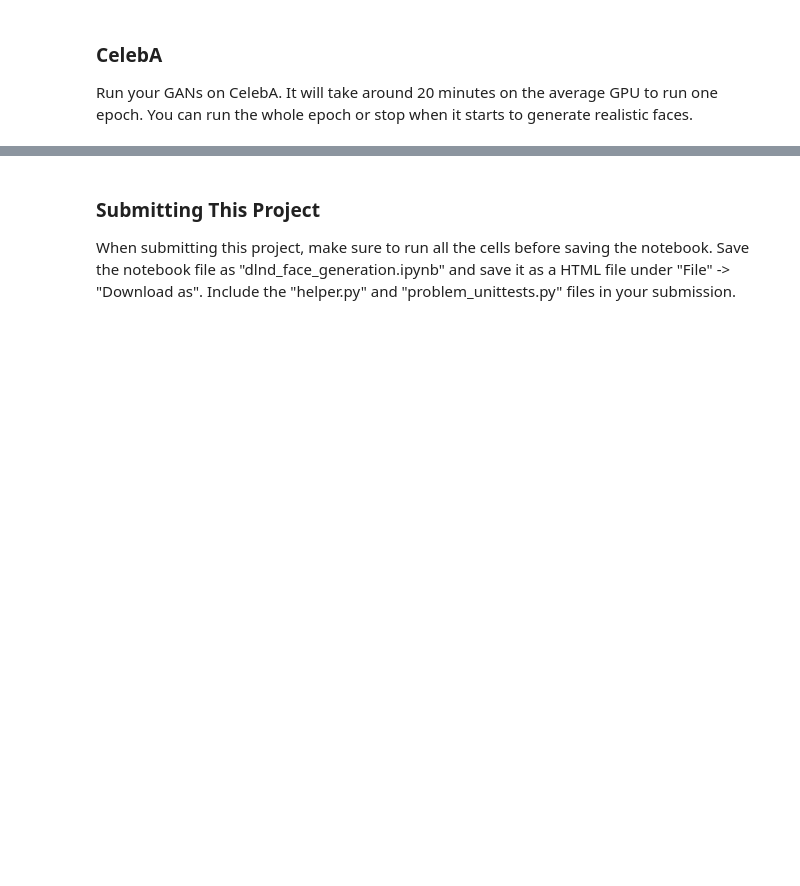
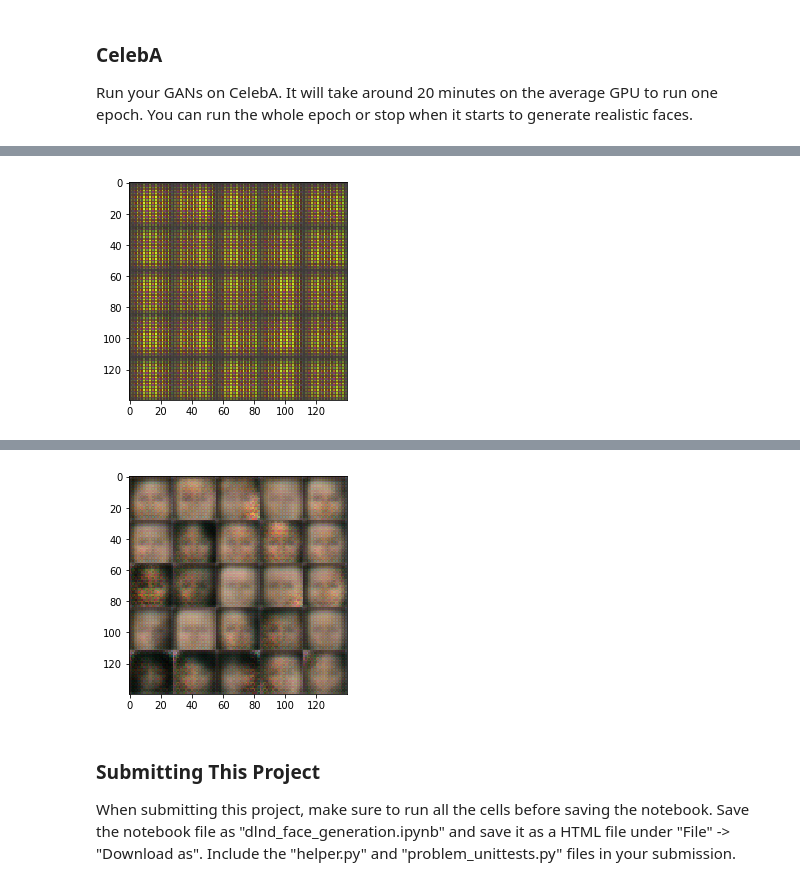
Before and after one commit to vcsalvador/face_generation, a Jupyter notebook: dlnd_face_generation.ipynb, the cells around one changed output, grey strips where cells are left out. Drawn from its saved outputs; the diff is of its cells as text; code cells hidden in the pictures; blank space fills up the shorter version.

```diff
--- a/dlnd_face_generation.ipynb
+++ b/dlnd_face_generation.ipynb
@@ -147,26 +141,29 @@ def discriminator(images, reuse=False):
     :param reuse: Boolean if the weights should be reused
     :return: Tuple of (tensor output of the discriminator, tensor logits of the discriminator)
     """
-    max_fun = lambda x: tf.maximum(0.2 * x, x)
+    with tf.variable_scope('discriminator', reuse=reuse):
+        alpha=0.2
+        # Input layer is 32x32x3
+        x1 = tf.layers.conv2d(images, 64, 5, strides=2, padding='same')
+        relu1 = tf.maximum(alpha * x1, x1)
+        # 16x16x64
 
-    def conv(inputs, filters, batch_norm=True):
-        outputs = tf.layers.conv2d(inputs, filters, 5, 2, 'same')
-        if batch_norm:
-            outputs = tf.layers.batch_normalization(outputs, training=True)
-        return max_fun(outputs)
+        x2 = tf.layers.conv2d(relu1, 128, 5, strides=2, padding='same')
+        bn2 = tf.layers.batch_normalization(x2, training=True)
+        relu2 = tf.maximum(alpha * bn2, bn2)
+        # 8x8x128
 
+        x3 = tf.layers.conv2d(relu2, 256, 5, strides=2, padding='same')
+        bn3 = tf.layers.batch_normalization(x3, training=True)
+        relu3 = tf.maximum(alpha * bn3, bn3)
+        # 4x4x256
 
-    with tf.variable_scope("discriminator", reuse=reuse):
-        # input 28*28*3
-        layer_1 = conv(images, 64, batch_norm=False) # 14*14*64
-        layer_2 = conv(layer_1, 128) # 7*7*128
-        layer_3 = conv(layer_2, 256) # 4*4*256
-
-        flat = tf.reshape(layer_3, (-1, 4*4*256))
+        # Flatten it
+        flat = tf.reshape(relu3, (-1, 4*4*256))
         logits = tf.layers.dense(flat, 1)
         out = tf.sigmoid(logits)
 
-    return out, logits
+        return out, logits
 
 
 """
@@ -416,9 +443,9 @@ Epoch 1/2... Batch 210... Discriminator Loss: 0.5412... Generator Loss: 4.0903
 Run your GANs on CelebA.  It will take around 20 minutes on the average GPU to run one epoch.  You can run the whole epoch or stop when it starts to generate realistic faces.
 # %%
 batch_size = 256
-z_dim = 64
-learning_rate = 0.0001
-beta1 = 0.4
+z_dim = 128
+learning_rate = 0.001
+beta1 = 0.5
 
 
 """
@@ -430,3 +457,4 @@ celeba_dataset = helper.Dataset('celeba', glob(os.path.join(data_dir, 'img_align
 with tf.Graph().as_default():
     train(epochs, batch_size, z_dim, learning_rate, beta1, celeba_dataset.get_batches,
           celeba_dataset.shape, celeba_dataset.image_mode)
+# %% [output]
@@ -432,0 +462 @@ with tf.Graph().as_default():
+[figure, added]
@@ -433,3 +473,4 @@ with tf.Graph().as_default():
+[figure, added]
 # %% [markdown]
 ### Submitting This Project
 When submitting this project, make sure to run all the cells before saving the notebook. Save the notebook file as "dlnd_face_generation.ipynb" and save it as a HTML file under "File" -> "Download as". Include the "helper.py" and "problem_unittests.py" files in your submission.
```
Also changed, not shown: parts of 10 cells of this notebook, 1 other file.
